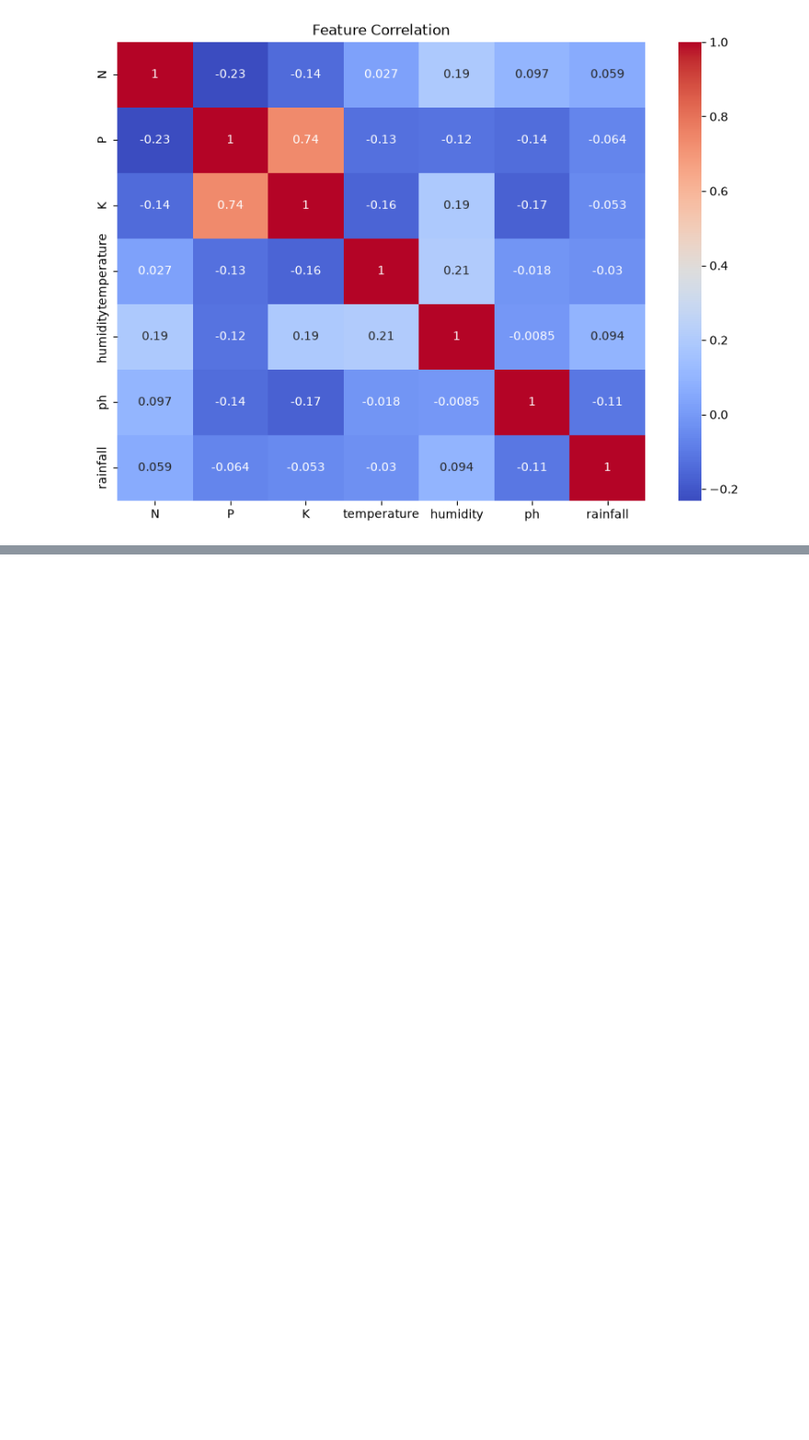
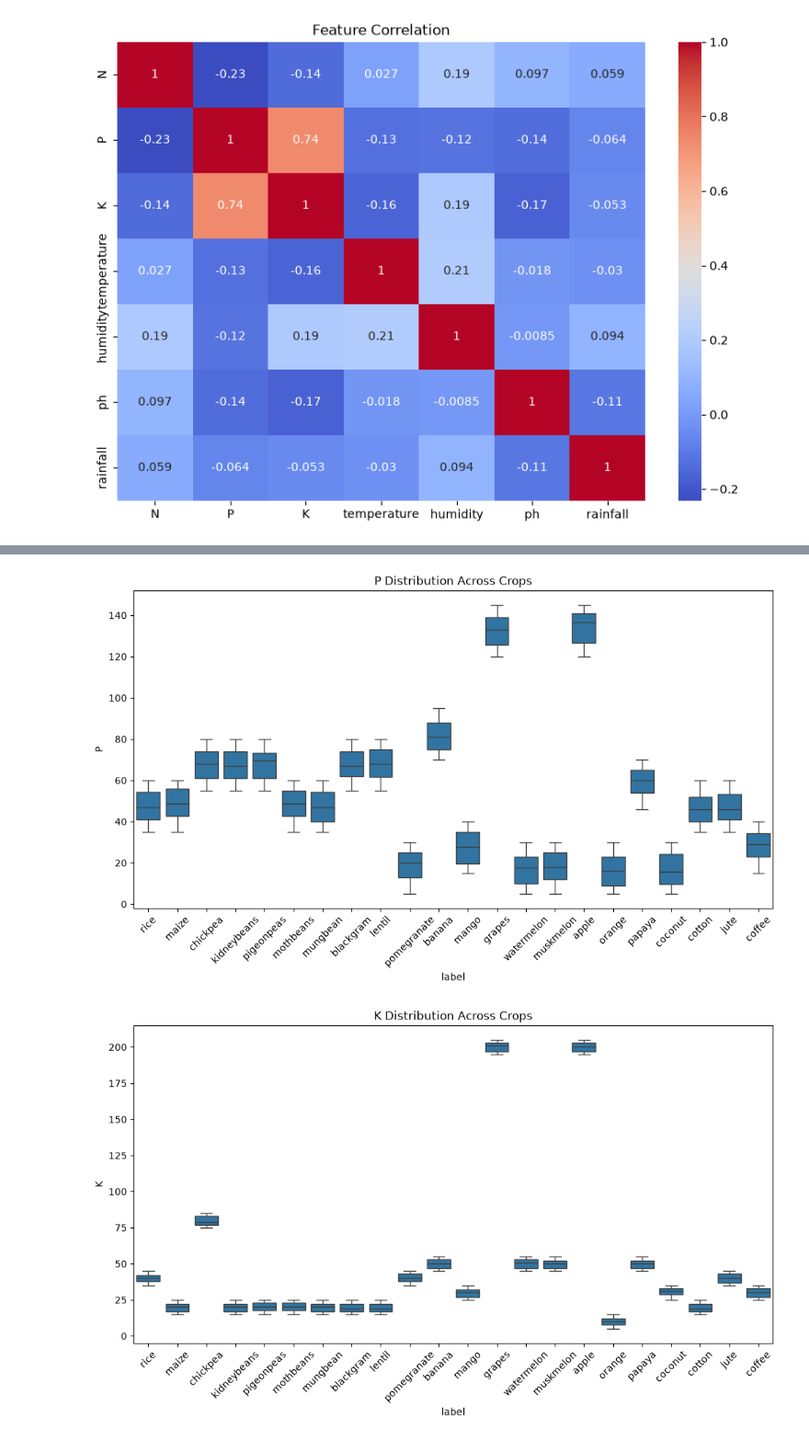
Before and after one commit to anuroy15052005/AgriSense, a Jupyter notebook: notebooks/crop_eda.ipynb, the cells around one changed output, grey strips where cells are left out. Shown at 92% size. Drawn from its saved outputs; the diff is of its cells as text; code cells hidden in the pictures; blank space fills up the shorter version.

```diff
--- a/notebooks/crop_eda.ipynb
+++ b/notebooks/crop_eda.ipynb
@@ -136,0 +165,12 @@ plt.show()
+# %%
+features = ["P", "K", "temperature", "humidity", "ph", "rainfall"]
+
+for feature in features:
+    plt.figure(figsize=(12, 6))
+    sns.boxplot(data=df, x="label", y=feature)
+    plt.xticks(rotation=45)
+    plt.title(f"{feature} Distribution Across Crops")
+    plt.show()
+# %% [output]
+[figure, added]
+[figure, added]
```
Also changed, not shown: parts of 58 cells of this notebook, 4 other files.
